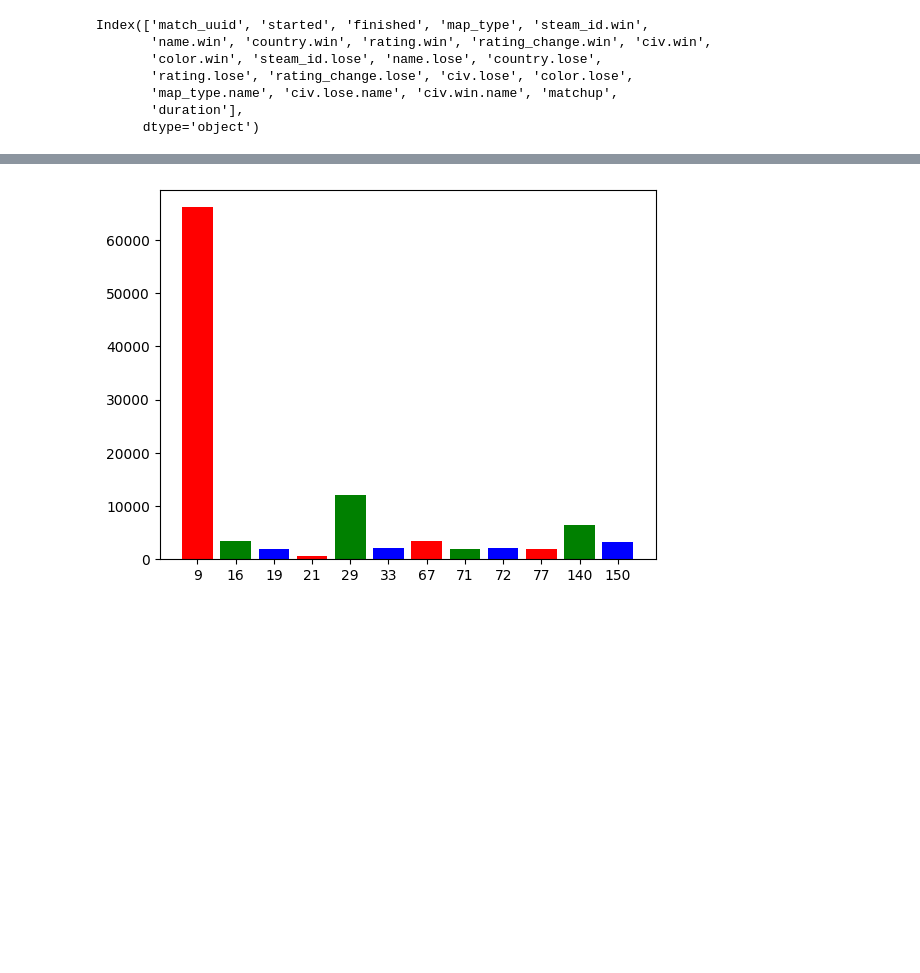
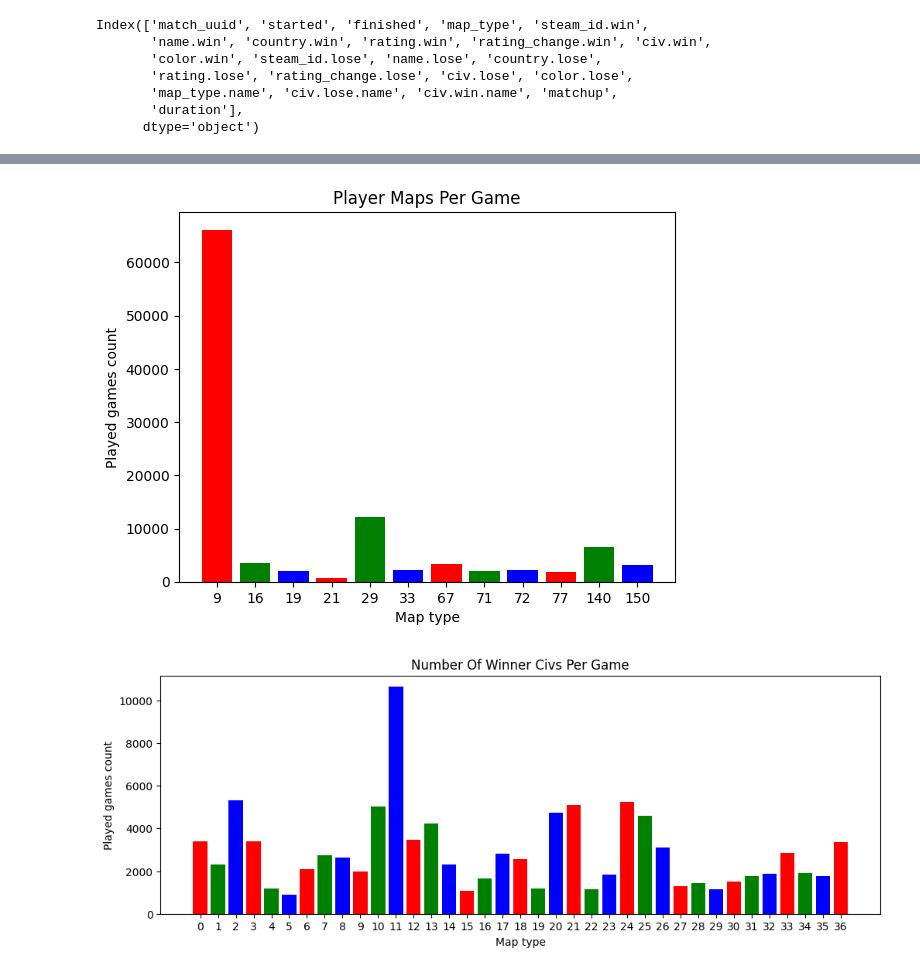
Before and after one commit to denizsecmen/AOEII-AI-Prediction, a Jupyter notebook: Main.ipynb, the cells around one changed output, grey strips where cells are left out. Drawn from its saved outputs; the diff is of its cells as text; code cells hidden in the pictures; blank space fills up the shorter version.

```diff
--- a/Main.ipynb
+++ b/Main.ipynb
@@ -45,5 +49,15 @@ print(civ_winner)
-# %%
-plt.bar(x=played_maps["map_type"].astype(str),height=played_maps["played_games_count"],color=["red","green","blue",])
-plt.show()
-# %% [output]
-[figure, removed]
+# %%
+plt.bar(x=played_maps["map_type"].astype(str),height=played_maps["played_games_count"],color=["red","green","blue",])
+plt.title("Player Maps Per Game")
+plt.xlabel("Map type")
+plt.ylabel("Played games count")
+plt.show()
+plt.figure(figsize=(12,4))
+plt.bar(x=civ_winner["civ.win"].astype(str),height=civ_winner["civilisation_name_count"],color=["red","green","blue",])
+plt.title("Number Of Winner Civs Per Game")
+plt.xlabel("Map type")
+plt.ylabel("Played games count")
+plt.show()
+# %% [output]
+[figure, added]
+[figure, added]
```
Also changed, not shown: parts of 1 cell of this notebook.
